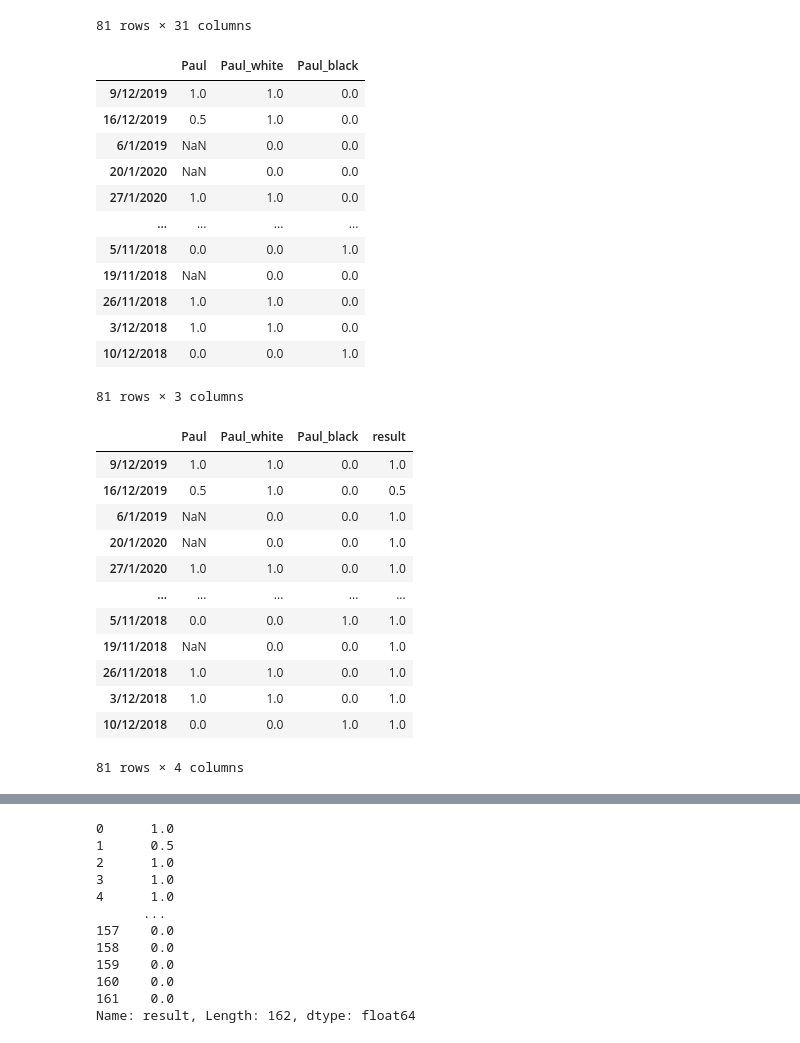
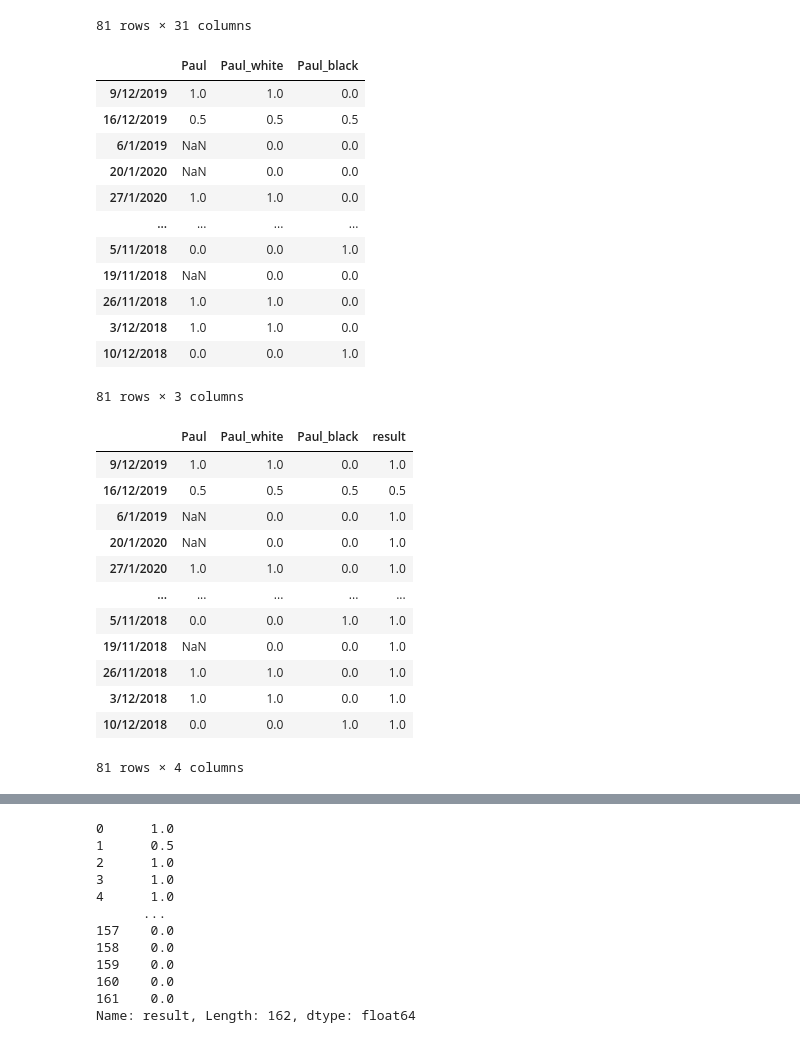
Before and after one commit to paulharte/football_team_picker, a Jupyter notebook: football_team_picker.ipynb, the cells around one changed output, grey strips where cells are left out. Cells and saved outputs as stored; diff of their text form; code cells hidden in the pictures.

```diff
--- a/football_team_picker.ipynb
+++ b/football_team_picker.ipynb
@@ -97,9 +97,8 @@ player_names
 # %%
-## TODO: add randomers here
+RANDOMER = "Randomer"
 
-RANDOMER = "Randomer"
 def formRandomerName(num: int) -> str:
-    return RANDOMER + str(randomer_index)
+    return RANDOMER + str(num)
 
 
 ## work out how many randomers we need
@@ -119,7 +118,7 @@ print("Minimum numbers of players present in a game: %i" % min_players)
 print("Maximum number of randomers in a game: %i" % randomers_needed)
 
 for i in range(randomers_needed):
-    randomer_name =  RANDOMER + str(i)
+    randomer_name =  formRandomerName(i)
     flipped[randomer_name] = float("NaN")
 
 
@@ -181,30 +180,30 @@ Maximum number of randomers in a game: 7
 # %%
 import math
 import random
 
 def is_picked(value: float, winning_team: bool) -> float:
     if math.isnan(value):
         return 0.0
     if value == 0.5:
-        #draw game, we don't have any team info, just pick randomly who was on what teams
-        return random.choice([0.0, 1.0])
+        #draw game, we will assign these later
+        return value
     if winning_team:
         return value
     else:
         return 1-value
 
 
 # we call the winners the white team, and the losers the black team
 for player in player_names:
     flipped[player+'_white'] = flipped[player].apply(lambda x:is_picked(x, True))
     flipped[player+'_black'] = flipped[player].apply(lambda x:is_picked(x, False))
 
 #show how we decomposed this
 flipped[['Paul', 'Paul_white', 'Paul_black']]
 # %% [output]
 |  | Paul | Paul_white | Paul_black |
 | 9/12/2019 | 1.0 | 1.0 | 0.0 |
-| 16/12/2019 | 0.5 | 1.0 | 0.0 |
+| 16/12/2019 | 0.5 | 0.5 | 0.5 |
 | 6/1/2019 | NaN | 0.0 | 0.0 |
 | 20/1/2020 | NaN | 0.0 | 0.0 |
 | 27/1/2020 | 1.0 | 1.0 | 0.0 |
@@ -226,11 +225,12 @@ def get_result(row):
 #add result. These are all white wins, unless they are draws
 flipped['result'] = flipped.apply(get_result , axis=1)
 
+
 flipped[['Paul', 'Paul_white', 'Paul_black', 'result']]
 # %% [output]
 |  | Paul | Paul_white | Paul_black | result |
 | 9/12/2019 | 1.0 | 1.0 | 0.0 | 1.0 |
-| 16/12/2019 | 0.5 | 1.0 | 0.0 | 0.5 |
+| 16/12/2019 | 0.5 | 0.5 | 0.5 | 0.5 |
 | 6/1/2019 | NaN | 0.0 | 0.0 | 1.0 |
 | 20/1/2020 | NaN | 0.0 | 0.0 | 1.0 |
 | 27/1/2020 | 1.0 | 1.0 | 0.0 | 1.0 |
```
Also changed, not shown: parts of 11 cells of this notebook, 7 other files.
